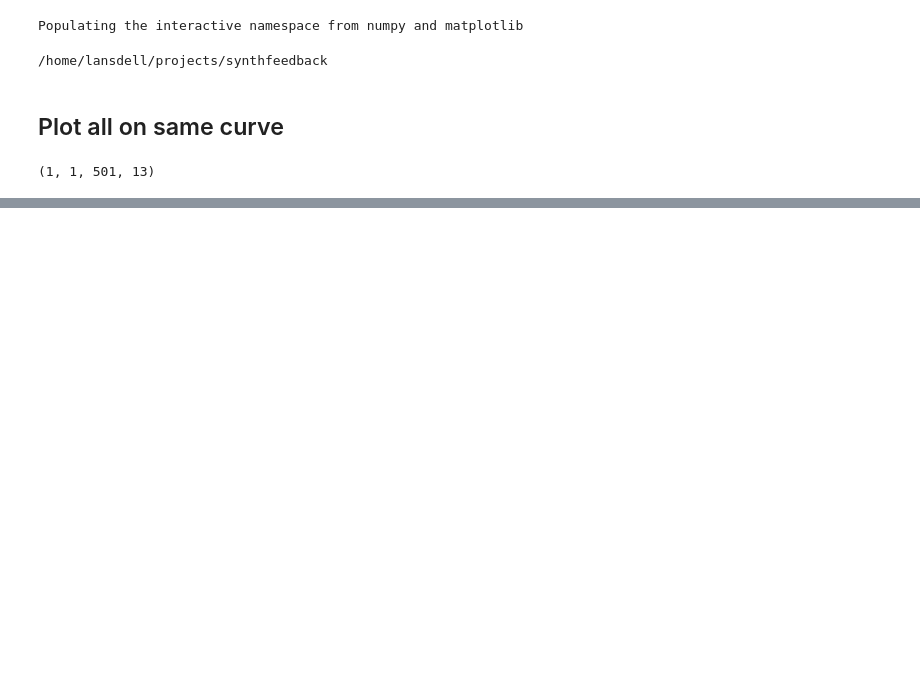
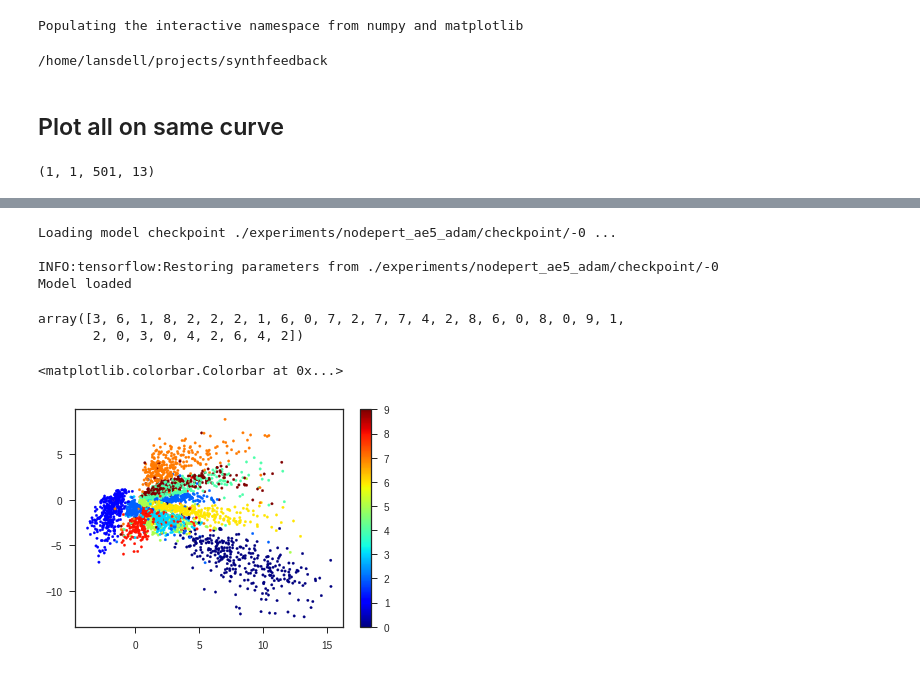
Before and after one commit to benlansdell/synthfeedback, a Jupyter notebook: notebooks/fig_3_autoencoder.ipynb, the cells around one changed output, grey strips where cells are left out. Drawn from its saved outputs; the diff is of its cells as text; code cells hidden in the pictures; blank space fills up the shorter version.

```diff
--- a/notebooks/fig_3_autoencoder.ipynb
+++ b/notebooks/fig_3_autoencoder.ipynb
@@ -71,0 +121,34 @@ sns.despine(trim=True)
+# %%
+sess = tf.Session()
+logger = LoggerNumpy(sess, config, model)
+trainer = Trainer(sess, model, data, config, logger)
+model.load(sess)
+# %% [output]
+Loading model checkpoint ./experiments/nodepert_ae5_adam/checkpoint/-0 ...
+
+INFO:tensorflow:Restoring parameters from ./experiments/nodepert_ae5_adam/checkpoint/-0
+Model loaded
+# %%
+N = 100
+bottlenecks = np.zeros((2, config.batch_size, N))
+ys = np.zeros((config.batch_size, N))
+# %%
+#Make something to load in an image, evaluate the bottleneck layer with it
+for idx in range(N):
+    batch_x, batch_y = next(data.next_batch(config.batch_size))
+    feed_dict = {model.x: batch_x, model.y: batch_x, model.is_training: True}
+    bottlenecks[:,:,idx] = sess.run(model.bottleneck, feed_dict=feed_dict).T
+    ys[:,idx] = np.argmax(batch_y,1)
+# %%
+bottlenecks = np.squeeze(bottlenecks.reshape(2, -1, 1))
+# %%
+np.argmax(batch_y, 1)
+# %% [output]
+array([3, 6, 1, 8, 2, 2, 2, 1, 6, 0, 7, 2, 7, 7, 4, 2, 8, 6, 0, 8, 0, 9, 1,
+       2, 0, 3, 0, 4, 2, 6, 4, 2])
+# %%
+plt.scatter(bottlenecks[0,:], bottlenecks[1,:], c = ys, cmap = plt.get_cmap('jet'), alpha = 1, s = 6)
+plt.colorbar()
+# %% [output]
+<matplotlib.colorbar.Colorbar at 0x...>
+[figure, added]
```
Also changed, not shown: parts of 7 cells of this notebook, 2 other files.
